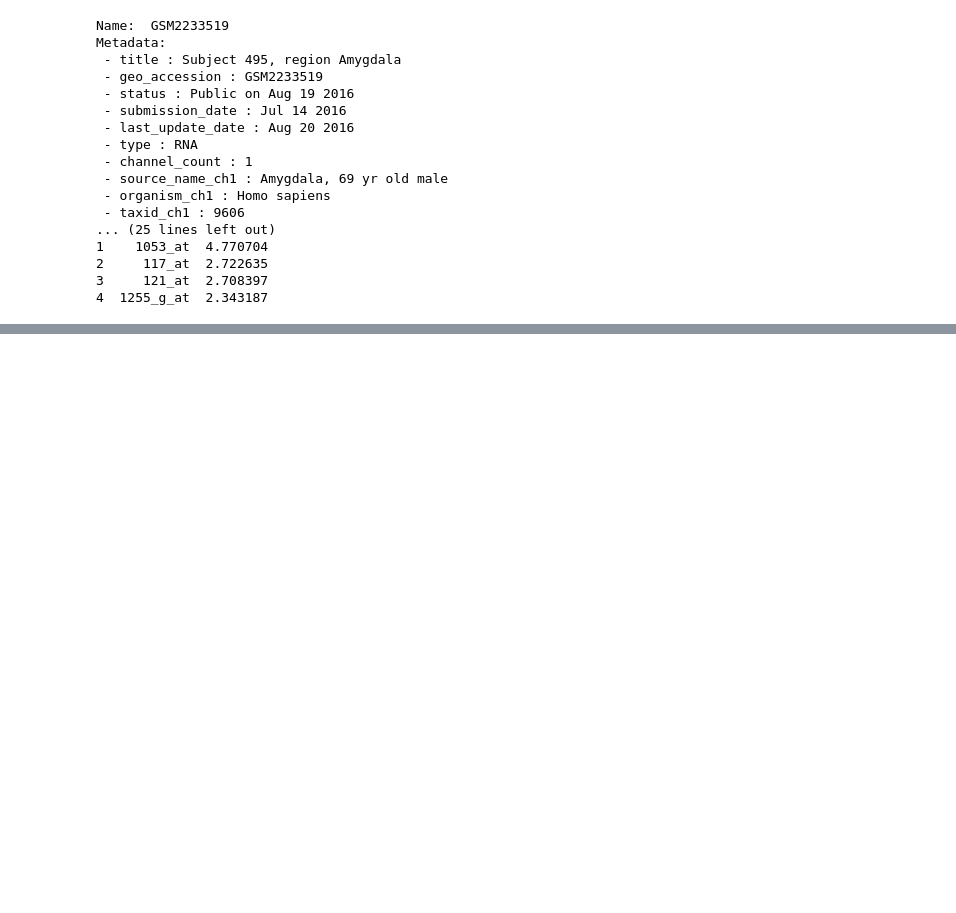
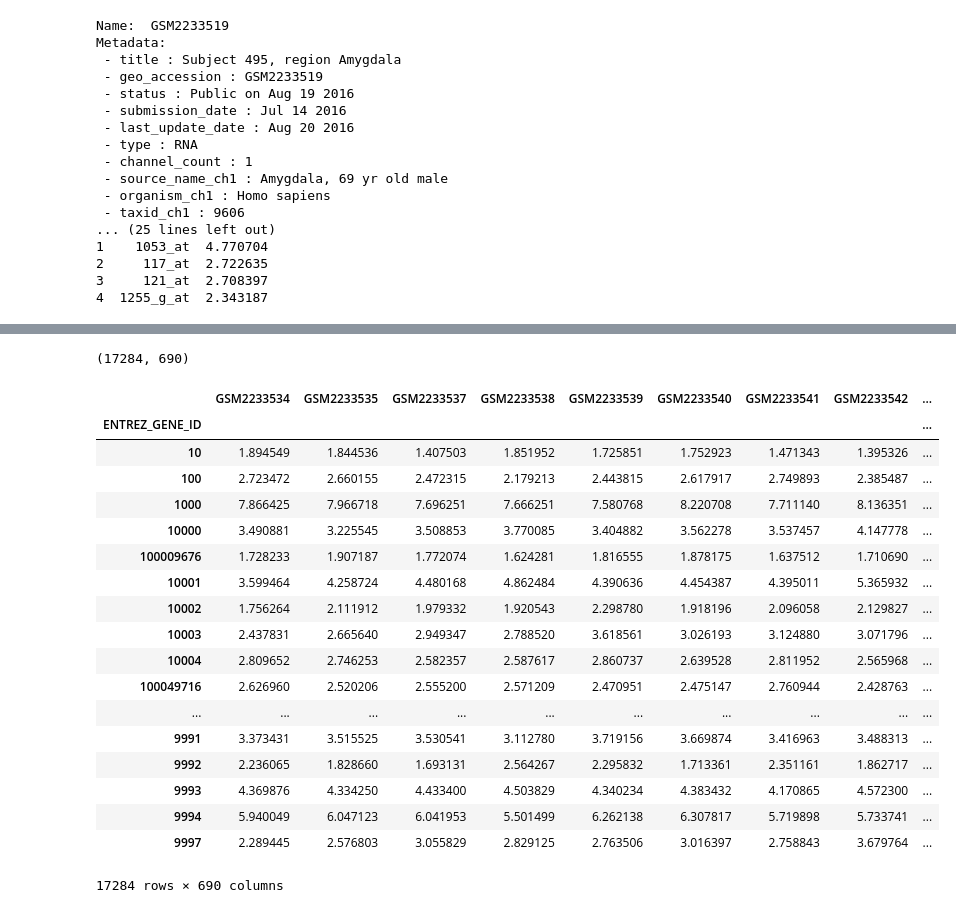
Before and after one commit to PratipRana/Causal_Gene_Regulator, a Jupyter notebook: GEO_AD_PD.ipynb, the cells around one changed output, grey strips where cells are left out. Cells and saved outputs as stored; diff of their text form; code cells hidden in the pictures; blank space fills up the shorter version.

```diff
--- a/GEO_AD_PD.ipynb
+++ b/GEO_AD_PD.ipynb
@@ -103,0 +183,4 @@ Metadata:
+# %%
+for time, group in experiments.groupby("Type"):
+    print(time)
+    transfection_name = group[group.Type == "definite AD"]
@@ -103,0 +192,11 @@ Metadata:
+# %%
+AD_sample = samples[transfection_name.Experiment]
+# %%
+AD_sample_annotated = AD_sample.reset_index().merge(gse.gpls['GPL570'].table[["ID", "ENTREZ_GENE_ID"]],
+                                left_on='ID_REF', right_on="ID", how='inner')
+# %%
+AD_sample_annotated = AD_sample_annotated.dropna(subset=["ENTREZ_GENE_ID"])
+# remove probes with more than one gene assigned
+AD_sample_annotated = AD_sample_annotated[~AD_sample_annotated.ENTREZ_GENE_ID.str.contains("///")]
+# for each gene average LFC over probes
+AD_sample_annotated = AD_sample_annotated.groupby("ENTREZ_GENE_ID").median()
@@ -103,0 +225,26 @@ Metadata:
+# %%
+AD_sample_annotated.shape
+# %% [output]
+(17284, 690)
+# %%
+AD_sample_annotated.fillna(1)
+# %% [output]
+|  | GSM2233534 | GSM2233535 | GSM2233537 | GSM2233538 | GSM2233539 | GSM2233540 | GSM2233541 | GSM2233542 | ... |
+| ENTREZ_GENE_ID |  |  |  |  |  |  |  |  | ... |
+| 10 | 1.894549 | 1.844536 | 1.407503 | 1.851952 | 1.725851 | 1.752923 | 1.471343 | 1.395326 | ... |
+| 100 | 2.723472 | 2.660155 | 2.472315 | 2.179213 | 2.443815 | 2.617917 | 2.749893 | 2.385487 | ... |
+| 1000 | 7.866425 | 7.966718 | 7.696251 | 7.666251 | 7.580768 | 8.220708 | 7.711140 | 8.136351 | ... |
+| 10000 | 3.490881 | 3.225545 | 3.508853 | 3.770085 | 3.404882 | 3.562278 | 3.537457 | 4.147778 | ... |
+| 100009676 | 1.728233 | 1.907187 | 1.772074 | 1.624281 | 1.816555 | 1.878175 | 1.637512 | 1.710690 | ... |
+| 10001 | 3.599464 | 4.258724 | 4.480168 | 4.862484 | 4.390636 | 4.454387 | 4.395011 | 5.365932 | ... |
+| 10002 | 1.756264 | 2.111912 | 1.979332 | 1.920543 | 2.298780 | 1.918196 | 2.096058 | 2.129827 | ... |
+| 10003 | 2.437831 | 2.665640 | 2.949347 | 2.788520 | 3.618561 | 3.026193 | 3.124880 | 3.071796 | ... |
+| 10004 | 2.809652 | 2.746253 | 2.582357 | 2.587617 | 2.860737 | 2.639528 | 2.811952 | 2.565968 | ... |
+| 100049716 | 2.626960 | 2.520206 | 2.555200 | 2.571209 | 2.470951 | 2.475147 | 2.760944 | 2.428763 | ... |
+| ... | ... | ... | ... | ... | ... | ... | ... | ... | ... |
+| 9991 | 3.373431 | 3.515525 | 3.530541 | 3.112780 | 3.719156 | 3.669874 | 3.416963 | 3.488313 | ... |
+| 9992 | 2.236065 | 1.828660 | 1.693131 | 2.564267 | 2.295832 | 1.713361 | 2.351161 | 1.862717 | ... |
+| 9993 | 4.369876 | 4.334250 | 4.433400 | 4.503829 | 4.340234 | 4.383432 | 4.170865 | 4.572300 | ... |
+| 9994 | 5.940049 | 6.047123 | 6.041953 | 5.501499 | 6.262138 | 6.307817 | 5.719898 | 5.733741 | ... |
+| 9997 | 2.289445 | 2.576803 | 3.055829 | 2.829125 | 2.763506 | 3.016397 | 2.758843 | 3.679764 | ... |
+17284 rows × 690 columns
```
Also changed, not shown: parts of 22 cells of this notebook, 1 other file.
